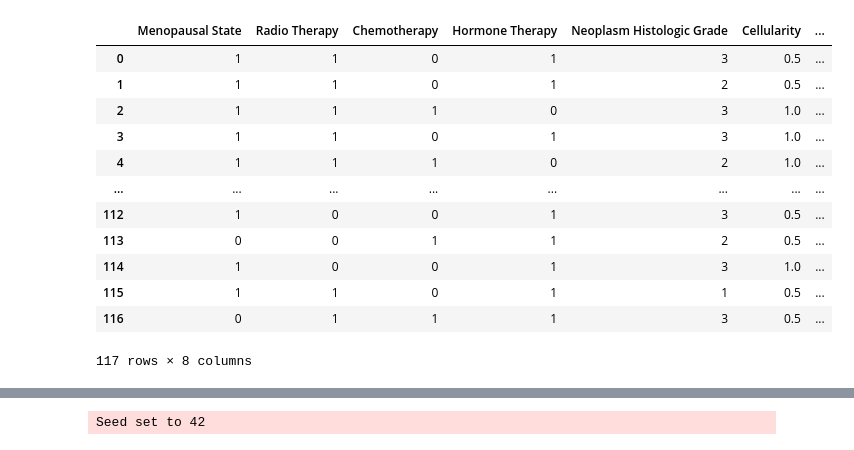
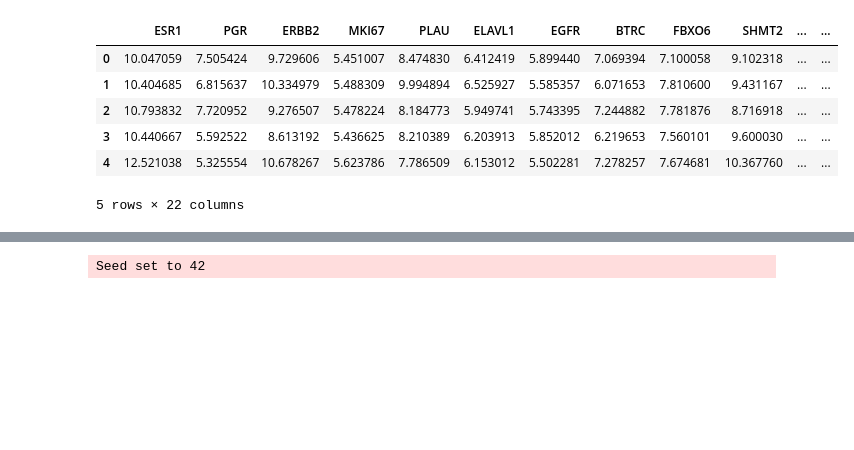
Before and after one commit to DontSlipOnDirt/breast-cancer-dss-prediction, a Jupyter notebook: ssl/base_model.ipynb, the cells around one changed output, grey strips where cells are left out. Cells and saved outputs as stored; diff of their text form; code cells hidden in the pictures; blank space fills up the shorter version.

```diff
--- a/ssl/base_model.ipynb
+++ b/ssl/base_model.ipynb
@@ -54,21 +80,13 @@ test_data[numerical_cols]
-# %%
-categorical_cols = test_data.drop(columns=['Label', 'DssTime', 'Event', 'Size']).columns[21:].tolist()
-
-test_data[categorical_cols]
-# %% [output]
-|  | Menopausal State | Radio Therapy | Chemotherapy | Hormone Therapy | Neoplasm Histologic Grade | Cellularity | ... |
-| 0 | 1 | 1 | 0 | 1 | 3 | 0.5 | ... |
-| 1 | 1 | 1 | 0 | 1 | 2 | 0.5 | ... |
-| 2 | 1 | 1 | 1 | 0 | 3 | 1.0 | ... |
-| 3 | 1 | 1 | 0 | 1 | 3 | 1.0 | ... |
-| 4 | 1 | 1 | 1 | 0 | 2 | 1.0 | ... |
-| ... | ... | ... | ... | ... | ... | ... | ... |
-| 112 | 1 | 0 | 0 | 1 | 3 | 0.5 | ... |
-| 113 | 0 | 0 | 1 | 1 | 2 | 0.5 | ... |
-| 114 | 1 | 0 | 0 | 1 | 3 | 1.0 | ... |
-| 115 | 1 | 1 | 0 | 1 | 1 | 0.5 | ... |
-| 116 | 0 | 1 | 1 | 1 | 3 | 0.5 | ... |
-117 rows × 8 columns
+# %%
+unlabelled_data.head()
+# %% [output]
+|  | ESR1 | PGR | ERBB2 | MKI67 | PLAU | ELAVL1 | EGFR | BTRC | FBXO6 | SHMT2 | ... | ... |
+| 0 | 10.047059 | 7.505424 | 9.729606 | 5.451007 | 8.474830 | 6.412419 | 5.899440 | 7.069394 | 7.100058 | 9.102318 | ... | ... |
+| 1 | 10.404685 | 6.815637 | 10.334979 | 5.488309 | 9.994894 | 6.525927 | 5.585357 | 6.071653 | 7.810600 | 9.431167 | ... | ... |
+| 2 | 10.793832 | 7.720952 | 9.276507 | 5.478224 | 8.184773 | 5.949741 | 5.743395 | 7.244882 | 7.781876 | 8.716918 | ... | ... |
+| 3 | 10.440667 | 5.592522 | 8.613192 | 5.436625 | 8.210389 | 6.203913 | 5.852012 | 6.219653 | 7.560101 | 9.600030 | ... | ... |
+| 4 | 12.521038 | 5.325554 | 10.678267 | 5.623786 | 7.786509 | 6.153012 | 5.502281 | 7.278257 | 7.674681 | 10.367760 | ... | ... |
+5 rows × 22 columns
 # %%
 len(categorical_cols) + len(numerical_cols)
 # %% [output]
```
Also changed, not shown: parts of 34 cells of this notebook.
